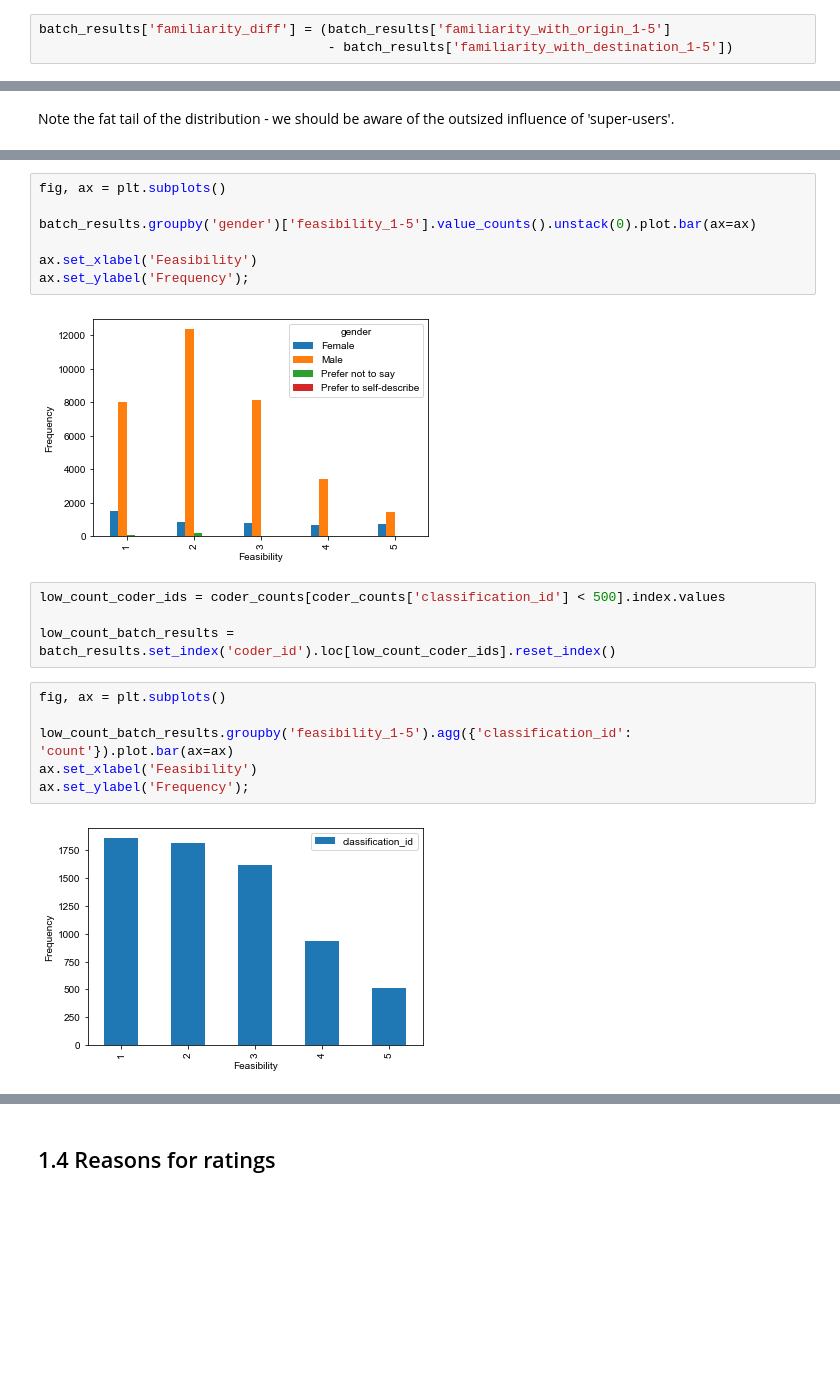
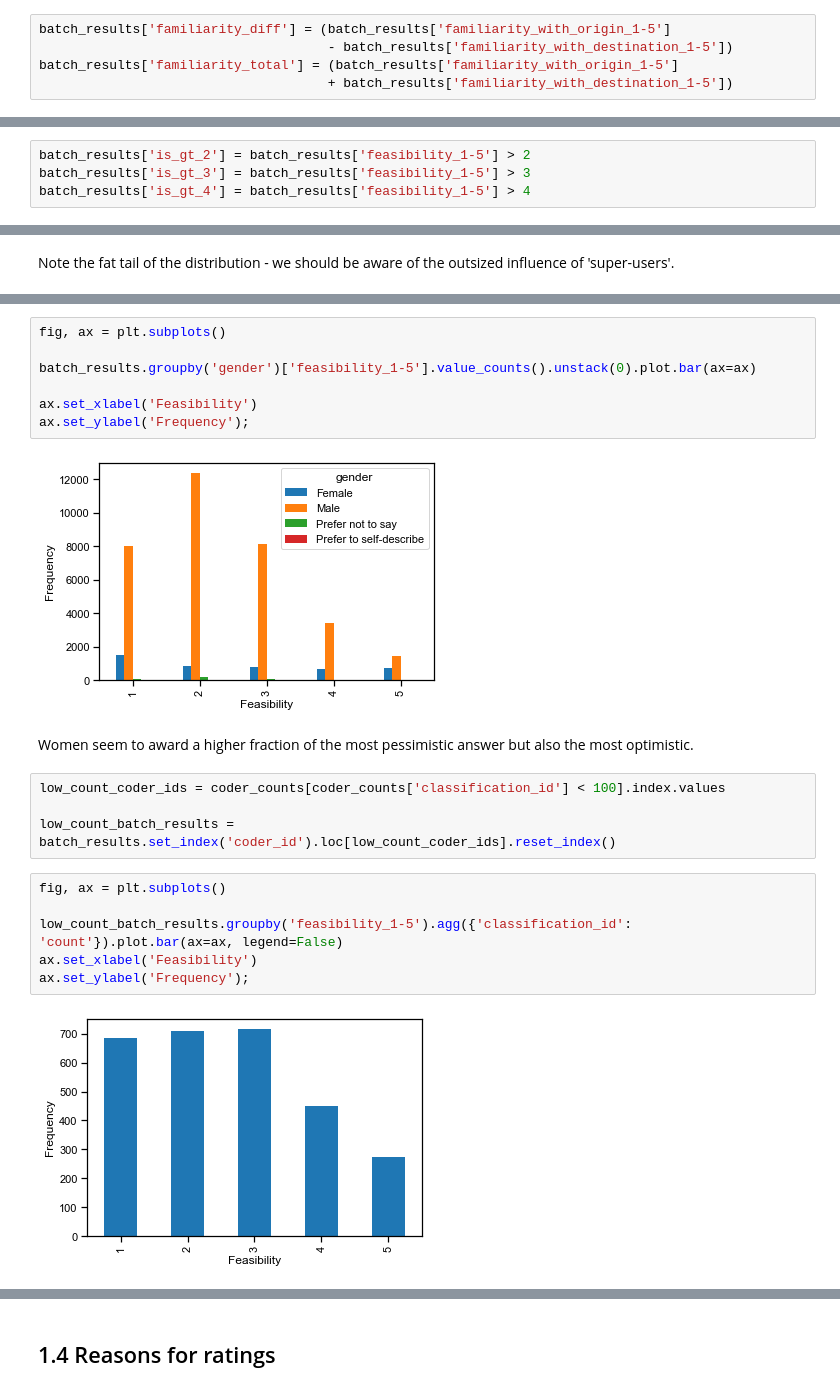
Before and after one commit to nestauk/mapping-career-causeways, a Jupyter notebook: codebase/notebooks/07_validation/Validation_02_EDA_of_validation_batch_1.ipynb, the cells around one changed output, grey strips where cells are left out. Drawn from its saved outputs; the diff is of its cells as text; blank space fills up the shorter version.

```diff
--- a/codebase/notebooks/07_validation/Validation_02_EDA_of_validation_batch_1.ipynb
+++ b/codebase/notebooks/07_validation/Validation_02_EDA_of_validation_batch_1.ipynb
@@ -95,6 +107,8 @@ The familiarity with the origin and destination occupations are correlated showi
 # %%
 batch_results['familiarity_diff'] = (batch_results['familiarity_with_origin_1-5']
                                      - batch_results['familiarity_with_destination_1-5'])
+batch_results['familiarity_total'] = (batch_results['familiarity_with_origin_1-5']
+                                     + batch_results['familiarity_with_destination_1-5'])
 # %%
 fig, ax = plt.subplots()
 
@@ -120,2 +166,6 @@ This all raises further questions:
+# %%
+batch_results['is_gt_2'] = batch_results['feasibility_1-5'] > 2
+batch_results['is_gt_3'] = batch_results['feasibility_1-5'] > 3
+batch_results['is_gt_4'] = batch_results['feasibility_1-5'] > 4
 # %%
 transition_mean = (batch_results
@@ -238,16 +437,18 @@ batch_results.groupby('gender')['feasibility_1-5'].value_counts().unstack(0).plo
 ax.set_xlabel('Feasibility')
 ax.set_ylabel('Frequency');
 # %% [output]
-[figure, old version]
+[figure, new version]
+# %% [markdown]
+Women seem to award a higher fraction of the most pessimistic answer but also the most optimistic.
 # %%
-low_count_coder_ids = coder_counts[coder_counts['classification_id'] < 500].index.values
+low_count_coder_ids = coder_counts[coder_counts['classification_id'] < 100].index.values
 
 low_count_batch_results = batch_results.set_index('coder_id').loc[low_count_coder_ids].reset_index()
 # %%
 fig, ax = plt.subplots()
 
-low_count_batch_results.groupby('feasibility_1-5').agg({'classification_id': 'count'}).plot.bar(ax=ax)
+low_count_batch_results.groupby('feasibility_1-5').agg({'classification_id': 'count'}).plot.bar(ax=ax, legend=False)
 ax.set_xlabel('Feasibility')
 ax.set_ylabel('Frequency');
 # %% [output]
-[figure, old version]
+[figure, new version]
```
Also changed, not shown: parts of 69 cells of this notebook, 3 other files.
